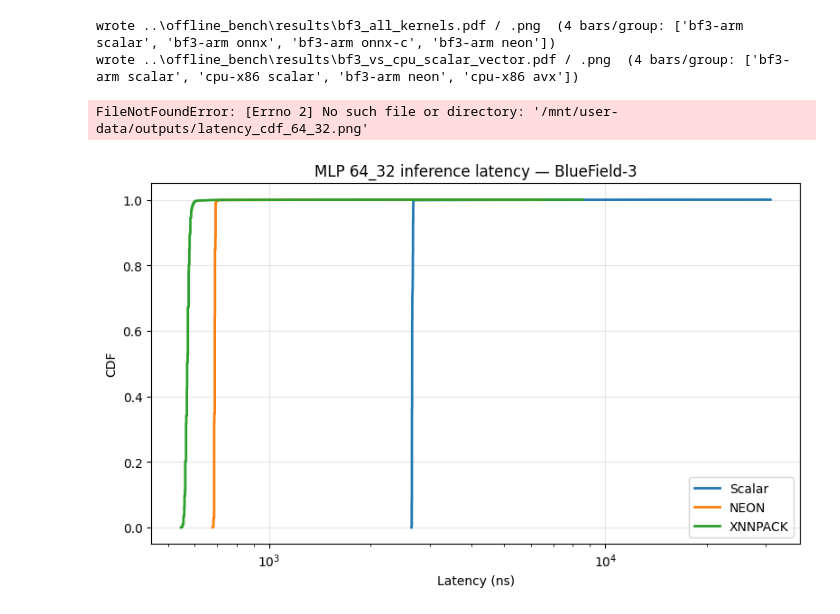
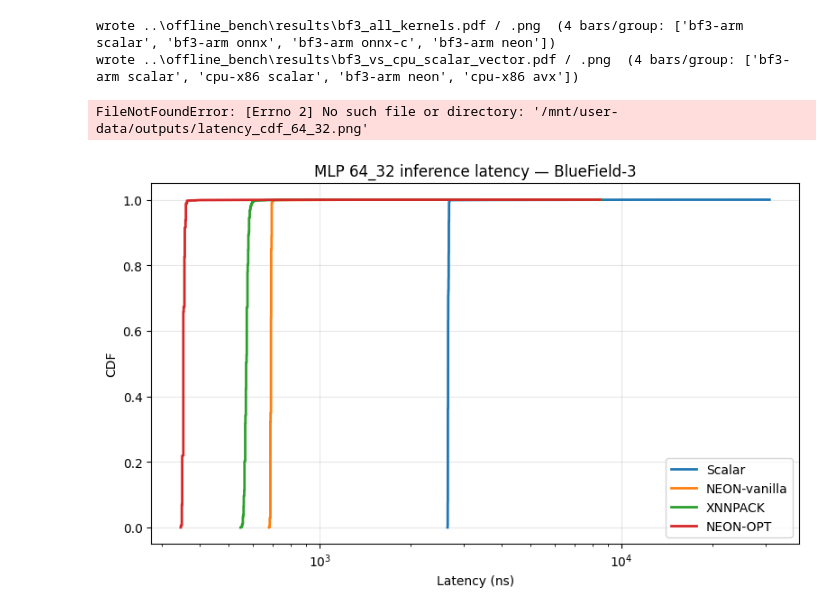
Before and after one commit to sergioJelizalde/journal_smartnic_ml, a Jupyter notebook: notebooks/plots.ipynb, the cells around one changed output. Drawn from its saved outputs; the diff is of its cells as text; code cells hidden in the pictures.

```diff
--- a/notebooks/plots.ipynb
+++ b/notebooks/plots.ipynb
@@ -199,32 +199,33 @@ import matplotlib.pyplot as plt
 
 files = {
     "Scalar":  "../offline_bench/bf3/src/lat_scalar_64_32.csv",
-    "NEON":    "../offline_bench/bf3/src/lat_neon_64_32.csv",
+    "NEON-vanilla":    "../offline_bench/bf3/src/lat_neon_64_32.csv",
     "XNNPACK": "../offline_bench/bf3/src/lat_xnn_64_32.csv",
+    "NEON-OPT": "../offline_bench/bf3/src/lat_neon_opt_64_32.csv",
 }
 fig, ax = plt.subplots(figsize=(8, 5))
 
 for label, path in files.items():
     df = pd.read_csv(path)
     lat = np.sort(df["latency_ns"].values)
     cdf = np.arange(1, len(lat) + 1) / len(lat)
     ax.plot(lat, cdf, label=label, linewidth=2)
 
 ax.set_xlabel("Latency (ns)")
 ax.set_ylabel("CDF")
 ax.set_title("MLP 64_32 inference latency — BlueField-3")
 ax.set_xscale("log")
 ax.legend()
 ax.grid(True, alpha=0.3)
 
 plt.tight_layout()
 plt.savefig("/mnt/user-data/outputs/latency_cdf_64_32.png", dpi=150)
 print("saved")
 
 for label, path in files.items():
     df = pd.read_csv(path)
     lat = df["latency_ns"].values
     print(f"{label:10s} median={np.median(lat):8.1f} ns  p95={np.percentile(lat,95):8.1f} ns  p99={np.percentile(lat,99):8.1f} ns")
 # %% [output]
 FileNotFoundError: [Errno 2] No such file or directory: '/mnt/user-data/outputs/latency_cdf_64_32.png'
-[figure, old version]
+[figure, new version]
```
Also changed, not shown: 3 other files.
